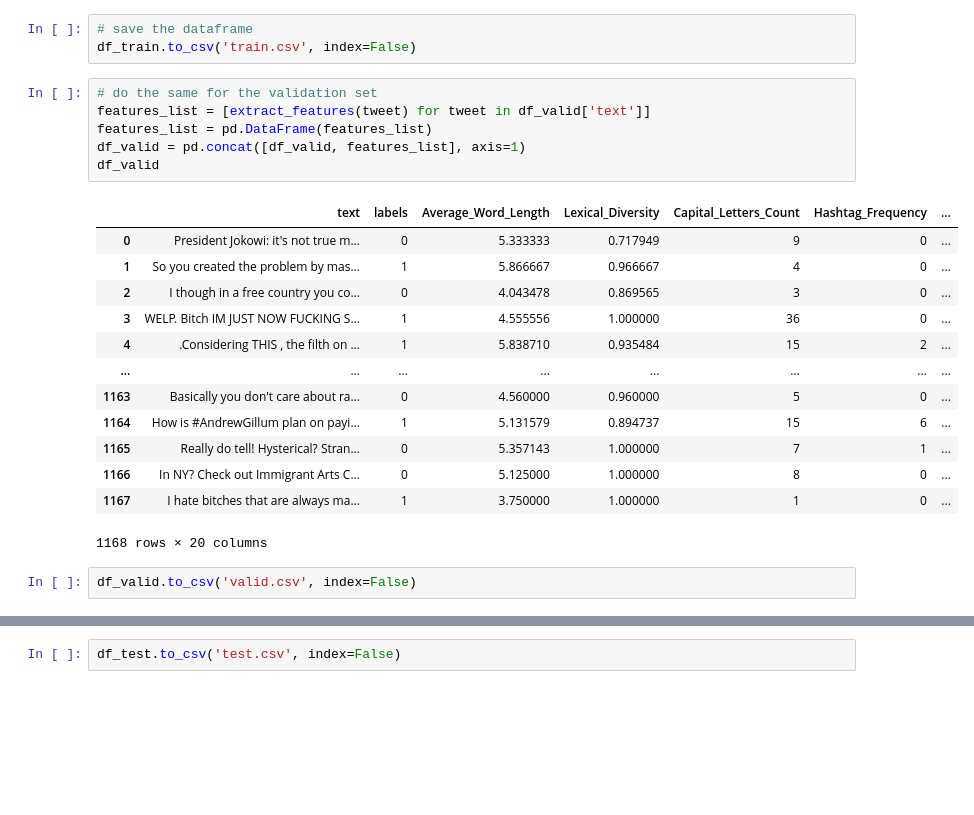
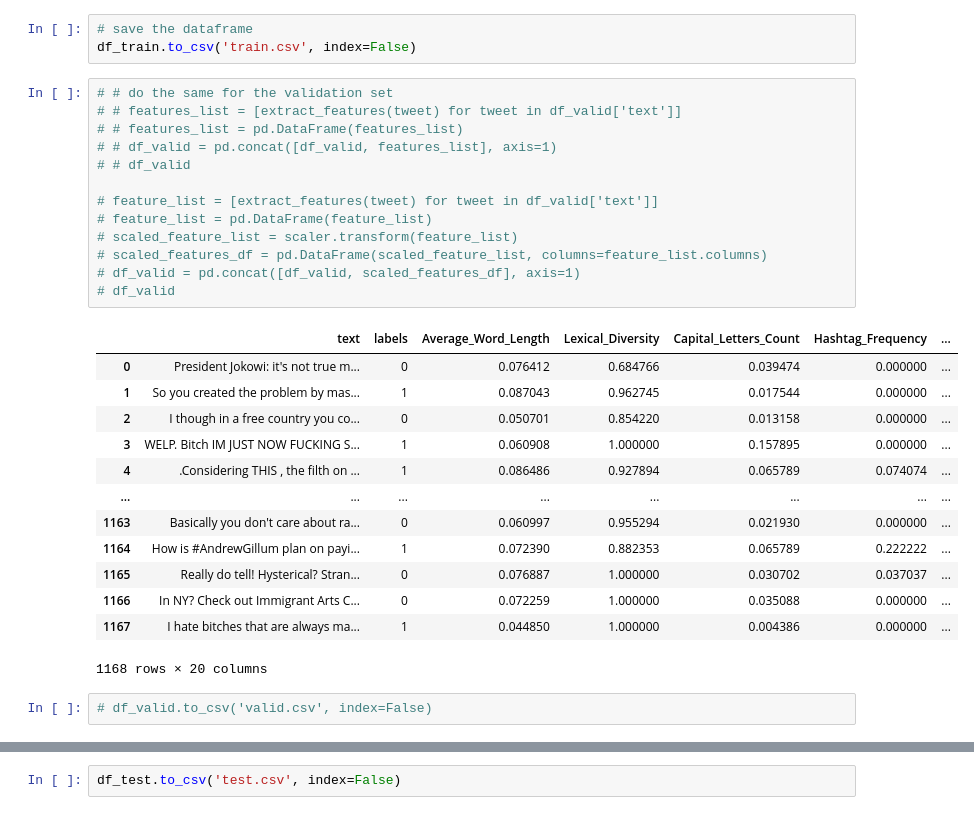
Before and after one commit to pasan-SK/AiLERT-FYP, a Jupyter notebook: Stylometric/make-csv-files.ipynb, the cells around one changed output, grey strips where cells are left out. Saved outputs shown, nothing was run; the diff lists cells and outputs as text; blank space fills up the shorter version.

```diff
--- a/Stylometric/make-csv-files.ipynb
+++ b/Stylometric/make-csv-files.ipynb
@@ -244,26 +252,33 @@ df_train = pd.concat([df_train, features_list], axis=1)
 # save the dataframe
 df_train.to_csv('train.csv', index=False)
 # %%
-# do the same for the validation set
-features_list = [extract_features(tweet) for tweet in df_valid['text']]
-features_list = pd.DataFrame(features_list)
-df_valid = pd.concat([df_valid, features_list], axis=1)
-df_valid
+# # do the same for the validation set
+# # features_list = [extract_features(tweet) for tweet in df_valid['text']]
+# # features_list = pd.DataFrame(features_list)
+# # df_valid = pd.concat([df_valid, features_list], axis=1)
+# # df_valid
+
+# feature_list = [extract_features(tweet) for tweet in df_valid['text']]
+# feature_list = pd.DataFrame(feature_list)
+# scaled_feature_list = scaler.transform(feature_list)
+# scaled_features_df = pd.DataFrame(scaled_feature_list, columns=feature_list.columns)
+# df_valid = pd.concat([df_valid, scaled_features_df], axis=1)
+# df_valid
 # %% [output]
 |  | text | labels | Average_Word_Length | Lexical_Diversity | Capital_Letters_Count | Hashtag_Frequency | ... |
-| 0 | President Jokowi: it's not true m... | 0 | 5.333333 | 0.717949 | 9 | 0 | ... |
-| 1 | So you created the problem by mas... | 1 | 5.866667 | 0.966667 | 4 | 0 | ... |
-| 2 | I though in a free country you co... | 0 | 4.043478 | 0.869565 | 3 | 0 | ... |
-| 3 | WELP. Bitch IM JUST NOW FUCKING S... | 1 | 4.555556 | 1.000000 | 36 | 0 | ... |
-| 4 | .Considering THIS , the filth on ... | 1 | 5.838710 | 0.935484 | 15 | 2 | ... |
+| 0 | President Jokowi: it's not true m... | 0 | 0.076412 | 0.684766 | 0.039474 | 0.000000 | ... |
+| 1 | So you created the problem by mas... | 1 | 0.087043 | 0.962745 | 0.017544 | 0.000000 | ... |
+| 2 | I though in a free country you co... | 0 | 0.050701 | 0.854220 | 0.013158 | 0.000000 | ... |
+| 3 | WELP. Bitch IM JUST NOW FUCKING S... | 1 | 0.060908 | 1.000000 | 0.157895 | 0.000000 | ... |
+| 4 | .Considering THIS , the filth on ... | 1 | 0.086486 | 0.927894 | 0.065789 | 0.074074 | ... |
 | ... | ... | ... | ... | ... | ... | ... | ... |
-| 1163 | Basically you don't care about ra... | 0 | 4.560000 | 0.960000 | 5 | 0 | ... |
-| 1164 | How is #AndrewGillum plan on payi... | 1 | 5.131579 | 0.894737 | 15 | 6 | ... |
-| 1165 | Really do tell! Hysterical? Stran... | 0 | 5.357143 | 1.000000 | 7 | 1 | ... |
-| 1166 | In NY? Check out Immigrant Arts C... | 0 | 5.125000 | 1.000000 | 8 | 0 | ... |
-| 1167 | I hate bitches that are always ma... | 1 | 3.750000 | 1.000000 | 1 | 0 | ... |
+| 1163 | Basically you don't care about ra... | 0 | 0.060997 | 0.955294 | 0.021930 | 0.000000 | ... |
+| 1164 | How is #AndrewGillum plan on payi... | 1 | 0.072390 | 0.882353 | 0.065789 | 0.222222 | ... |
+| 1165 | Really do tell! Hysterical? Stran... | 0 | 0.076887 | 1.000000 | 0.030702 | 0.037037 | ... |
+| 1166 | In NY? Check out Immigrant Arts C... | 0 | 0.072259 | 1.000000 | 0.035088 | 0.000000 | ... |
+| 1167 | I hate bitches that are always ma... | 1 | 0.044850 | 1.000000 | 0.004386 | 0.000000 | ... |
 1168 rows × 20 columns
 # %%
-df_valid.to_csv('valid.csv', index=False)
+# df_valid.to_csv('valid.csv', index=False)
 # %%
 # Do the same for the test set
```
Also changed, not shown: parts of 8 cells of this notebook, 5 other files.
